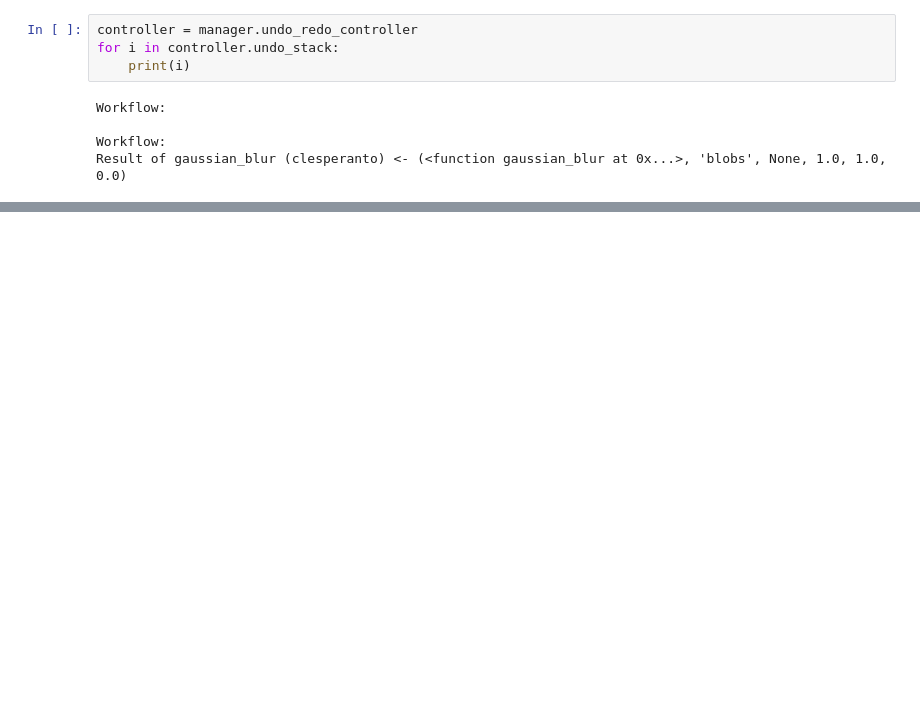
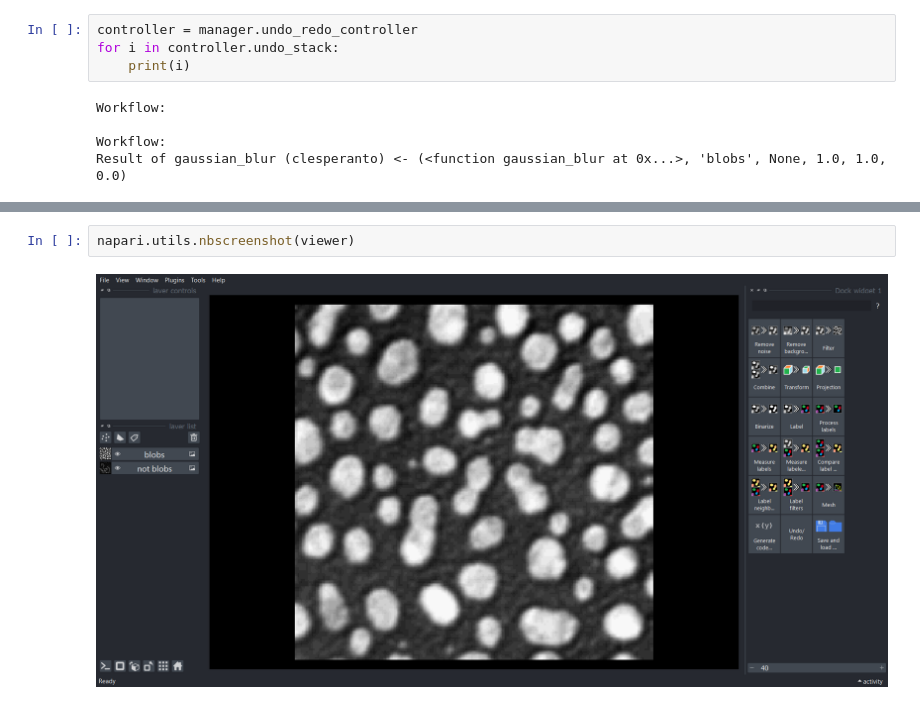
Before and after one commit to haesleinhuepf/napari-assistant, a Jupyter notebook: workflow undo testing/Undo with category widgets.ipynb, the cells around one changed output, grey strips where cells are left out. Cells and saved outputs as stored; diff of their text form; blank space fills up the shorter version.

```diff
--- a/workflow undo testing/Undo with category widgets.ipynb
+++ b/workflow undo testing/Undo with category widgets.ipynb
@@ -90,0 +170,4 @@ Result of gamma_correction (clesperanto) <- (<function gamma_correction at 0x...
+# %%
+napari.utils.nbscreenshot(viewer)
+# %% [output]
+[figure, added]
```
Also changed, not shown: parts of 10 cells of this notebook, 1 other file.
